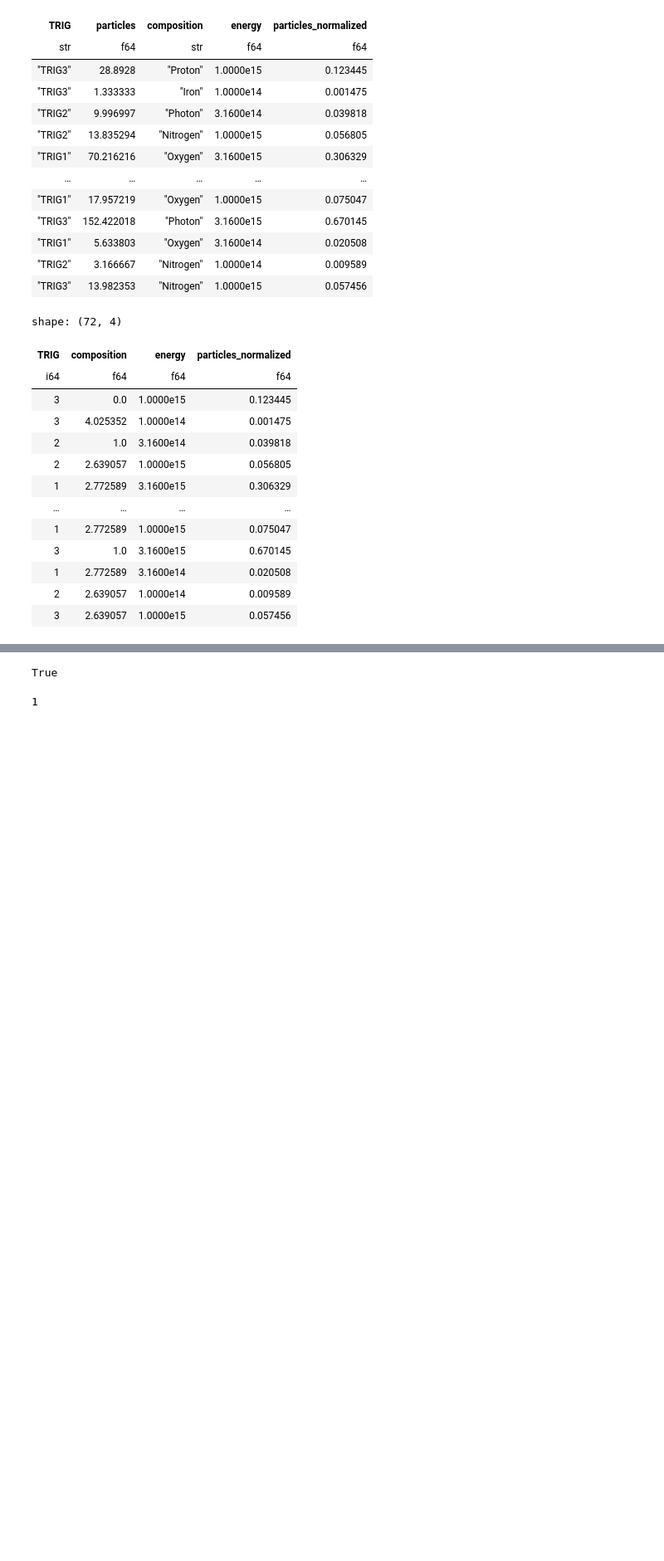
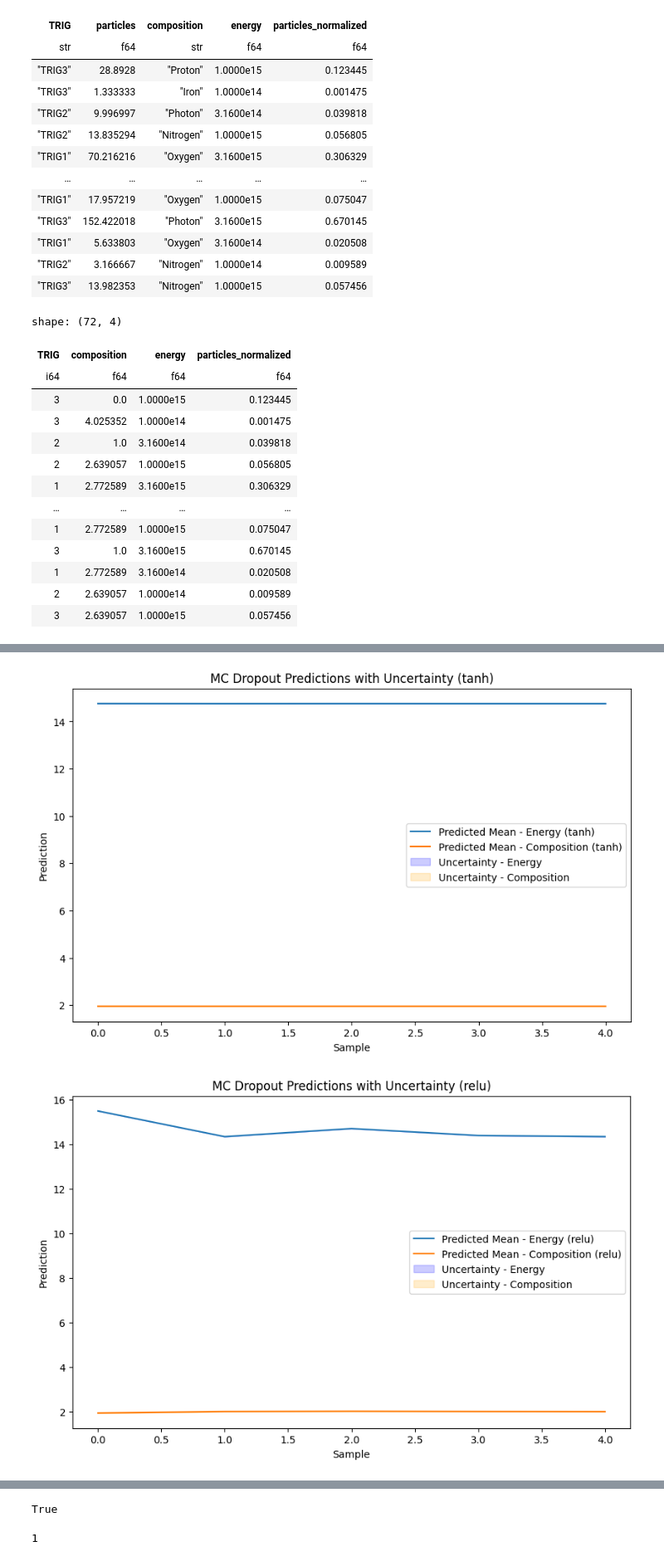
Before and after one commit to lucas-orfei/mestrado, a Jupyter notebook: NN_regression_3det.ipynb, the cells around one changed output, grey strips where cells are left out. Shown at 83% size. Saved outputs shown, nothing was run; the diff lists cells and outputs as text; code cells hidden in the pictures; blank space fills up the shorter version.

```diff
--- a/NN_regression_3det.ipynb
+++ b/NN_regression_3det.ipynb
@@ -250,0 +274,31 @@ Epoch [1000/1000], Loss: 0.9252, Test Loss: 1.4652
+# %%
+for activation in activation_functions:
+    mc_mean = mc_means[activation]
+    mc_uncertainty = mc_uncertainties[activation]
+
+    plt.figure(figsize=(10, 6))
+    plt.plot(mc_mean[:, 0], label=f"Predicted Mean - Energy ({activation})")
+    plt.plot(mc_mean[:, 1], label=f"Predicted Mean - Composition ({activation})")
+
+    # Intervalos de incerteza
+    plt.fill_between(
+        range(len(mc_mean)),
+        mc_mean[:, 0] - mc_uncertainty[:, 0],
+        mc_mean[:, 0] + mc_uncertainty[:, 0],
+        color="blue", alpha=0.2, label="Uncertainty - Energy"
+    )
+    plt.fill_between(
+        range(len(mc_mean)),
+        mc_mean[:, 1] - mc_uncertainty[:, 1],
+        mc_mean[:, 1] + mc_uncertainty[:, 1],
+        color="orange", alpha=0.2, label="Uncertainty - Composition"
+    )
+
+    plt.title(f"MC Dropout Predictions with Uncertainty ({activation})")
+    plt.xlabel("Sample")
+    plt.ylabel("Prediction")
+    plt.legend()
+    plt.show()
+# %% [output]
+[figure, added]
+[figure, added]
```
Also changed, not shown: parts of 7 cells of this notebook.
